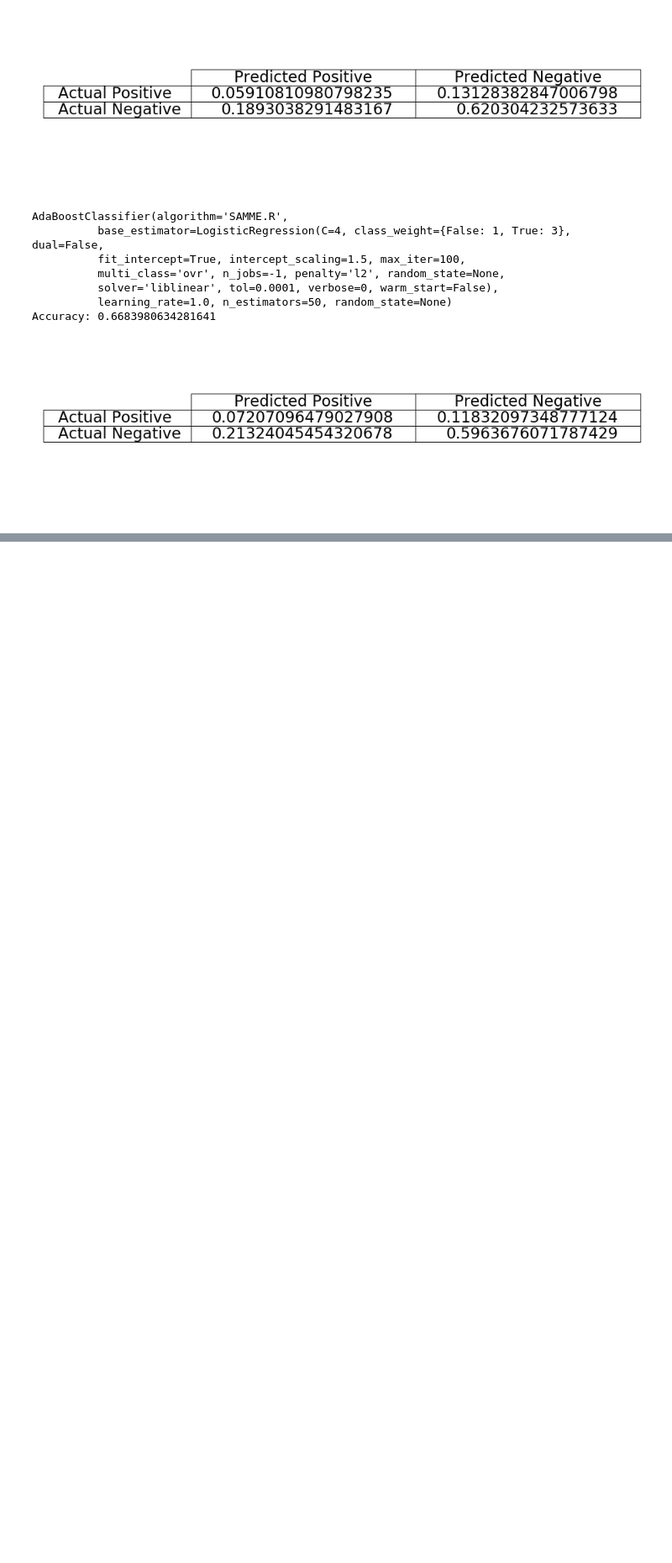
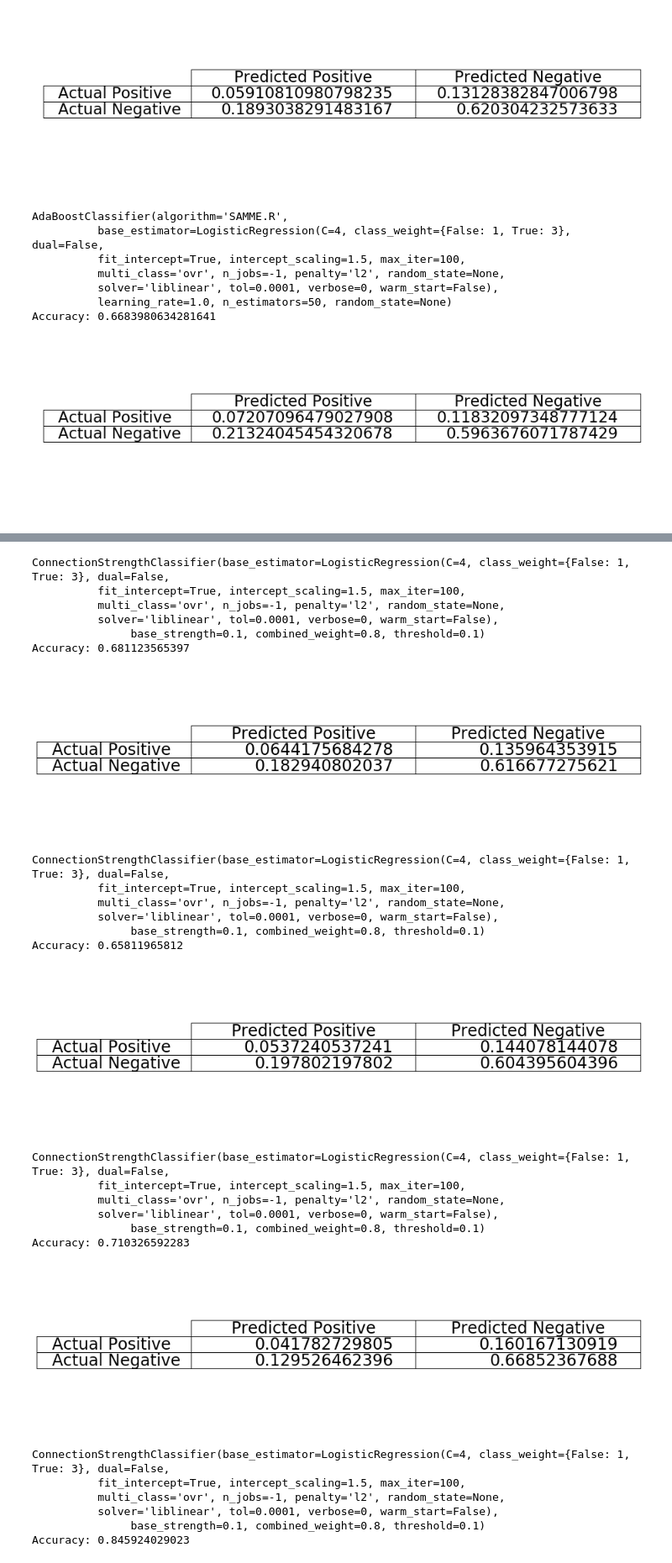
Before and after one commit to eytans/Stockifier, a Jupyter notebook: Logistic Regression.ipynb, the cells around one changed output, grey strips where cells are left out. Shown at 84% size. Drawn from its saved outputs; the diff is of its cells as text; code cells hidden in the pictures; blank space fills up the shorter version.

```diff
--- a/Logistic Regression.ipynb
+++ b/Logistic Regression.ipynb
@@ -729,0 +749,32 @@ Accuracy: 0.6683980634281641
+# %%
+# is there a pecific stock which works better
+for c in final_cm.values():
+    c.plot()
+# %% [output]
+ConnectionStrengthClassifier(base_estimator=LogisticRegression(C=4, class_weight={False: 1, True: 3}, dual=False,
+          fit_intercept=True, intercept_scaling=1.5, max_iter=100,
+          multi_class='ovr', n_jobs=-1, penalty='l2', random_state=None,
+          solver='liblinear', tol=0.0001, verbose=0, warm_start=False),
+               base_strength=0.1, combined_weight=0.8, threshold=0.1)
+Accuracy: 0.681123565397
+[figure, added]
+ConnectionStrengthClassifier(base_estimator=LogisticRegression(C=4, class_weight={False: 1, True: 3}, dual=False,
+          fit_intercept=True, intercept_scaling=1.5, max_iter=100,
+          multi_class='ovr', n_jobs=-1, penalty='l2', random_state=None,
+          solver='liblinear', tol=0.0001, verbose=0, warm_start=False),
+               base_strength=0.1, combined_weight=0.8, threshold=0.1)
+Accuracy: 0.65811965812
+[figure, added]
+ConnectionStrengthClassifier(base_estimator=LogisticRegression(C=4, class_weight={False: 1, True: 3}, dual=False,
+          fit_intercept=True, intercept_scaling=1.5, max_iter=100,
+          multi_class='ovr', n_jobs=-1, penalty='l2', random_state=None,
+          solver='liblinear', tol=0.0001, verbose=0, warm_start=False),
+               base_strength=0.1, combined_weight=0.8, threshold=0.1)
+Accuracy: 0.710326592283
+[figure, added]
+ConnectionStrengthClassifier(base_estimator=LogisticRegression(C=4, class_weight={False: 1, True: 3}, dual=False,
+          fit_intercept=True, intercept_scaling=1.5, max_iter=100,
+          multi_class='ovr', n_jobs=-1, penalty='l2', random_state=None,
+          solver='liblinear', tol=0.0001, verbose=0, warm_start=False),
+               base_strength=0.1, combined_weight=0.8, threshold=0.1)
+Accuracy: 0.845924029023
```
Also changed, not shown: parts of 14 cells of this notebook, 3 other files.
